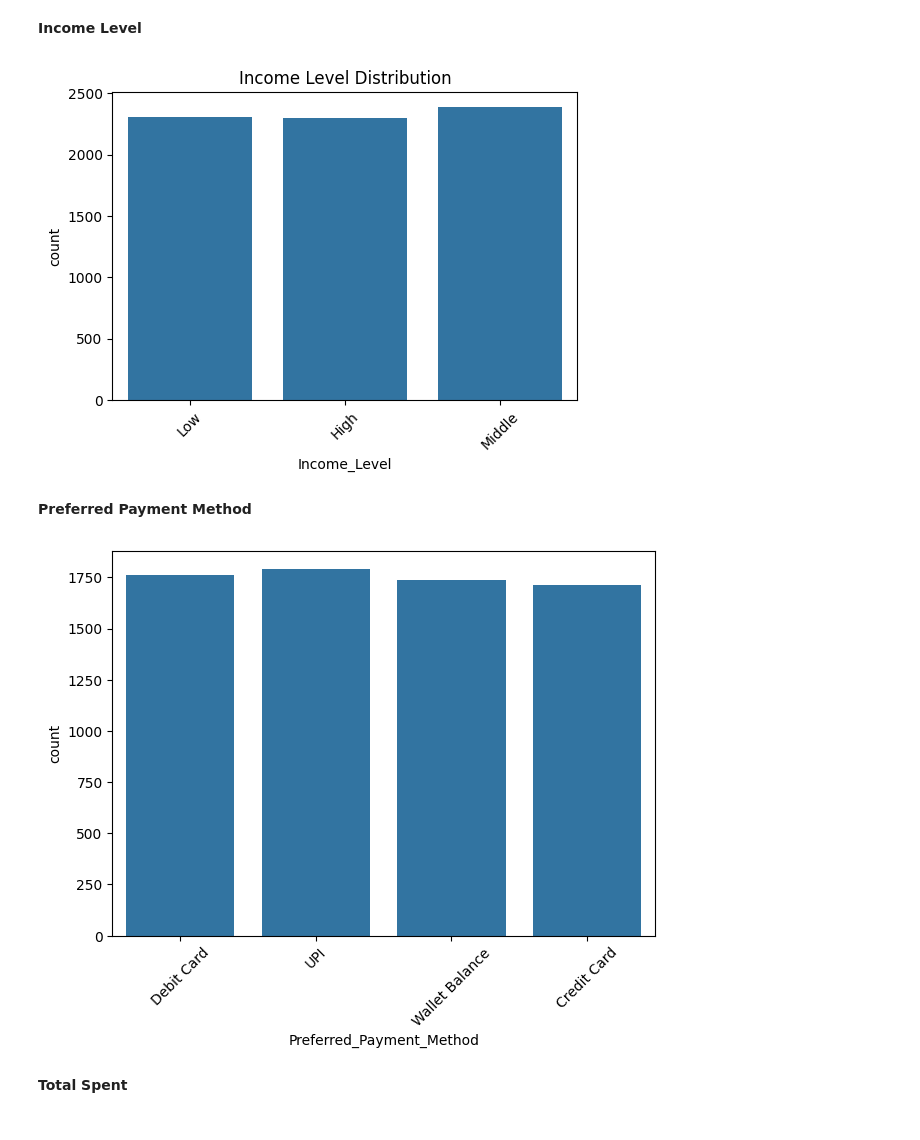
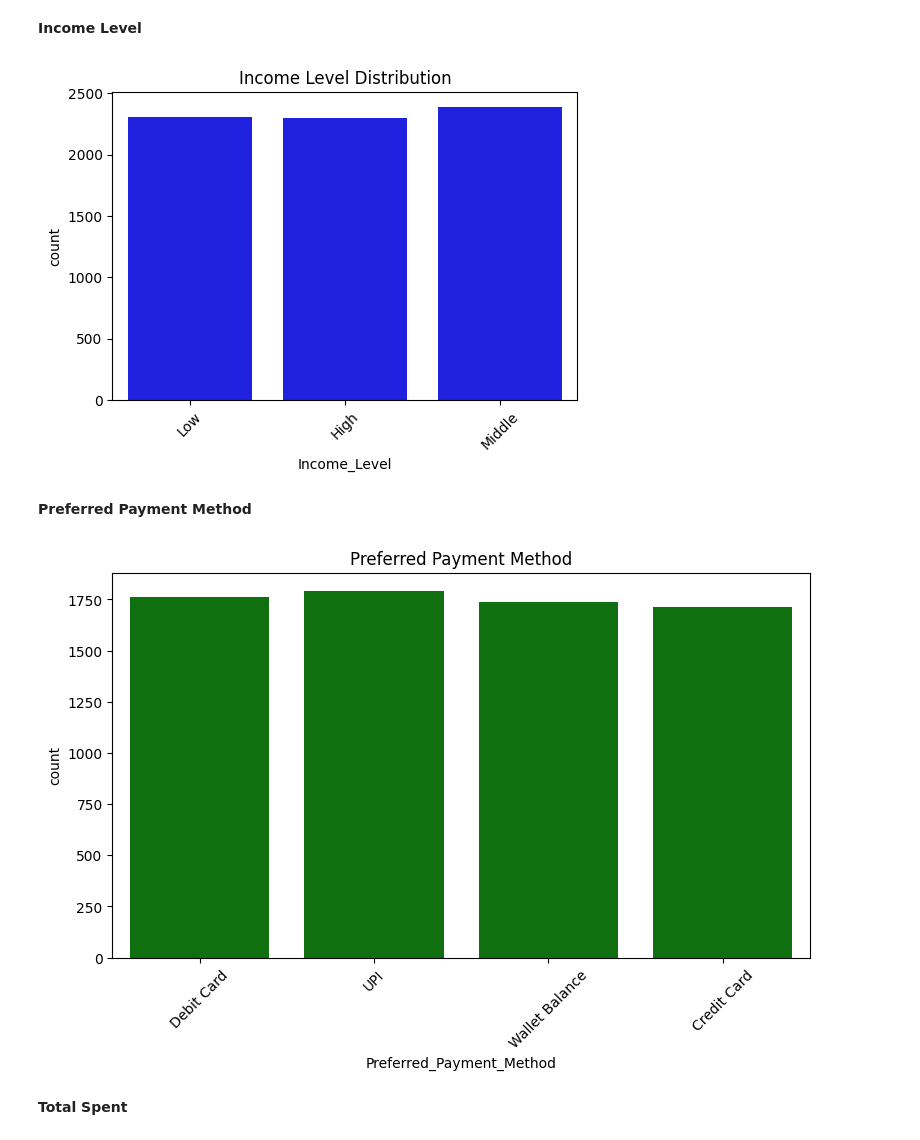
Before and after one commit to chilakala-jahnavi/Customer_Segmentation_and_CLV_Analysis, a Jupyter notebook: Customer_Segmentation_&_CLV_Analysis.ipynb, the cells around one changed output. Saved outputs shown, nothing was run; the diff lists cells and outputs as text; code cells hidden in the pictures.

```diff
--- a/Customer_Segmentation_&_CLV_Analysis.ipynb
+++ b/Customer_Segmentation_&_CLV_Analysis.ipynb
@@ -151,21 +151,22 @@ plt.show()
 **Income Level**
 # %%
 plt.figure(figsize=(6,4))
-sns.countplot(data=df, x='Income_Level')
+sns.countplot(data=df, x='Income_Level',color="blue")
 plt.title('Income Level Distribution')
 plt.xticks(rotation=45)
 plt.show()
 # %% [output]
-[figure, old version]
+[figure, new version]
 # %% [markdown]
 **Preferred Payment Method**
 # %%
-plt.figure(figsize=(7,5))
-sns.countplot(data=df, x='Preferred_Payment_Method')
+plt.figure(figsize=(9,5))
+sns.countplot(data=df, x='Preferred_Payment_Method',color="green")
+plt.title('Preferred Payment Method')
 plt.xticks(rotation=45)
 plt.show()
 # %% [output]
-[figure, old version]
+[figure, new version]
 # %% [markdown]
 **Total Spent**
 # %%
```
Also changed, not shown: parts of 3 cells of this notebook.
